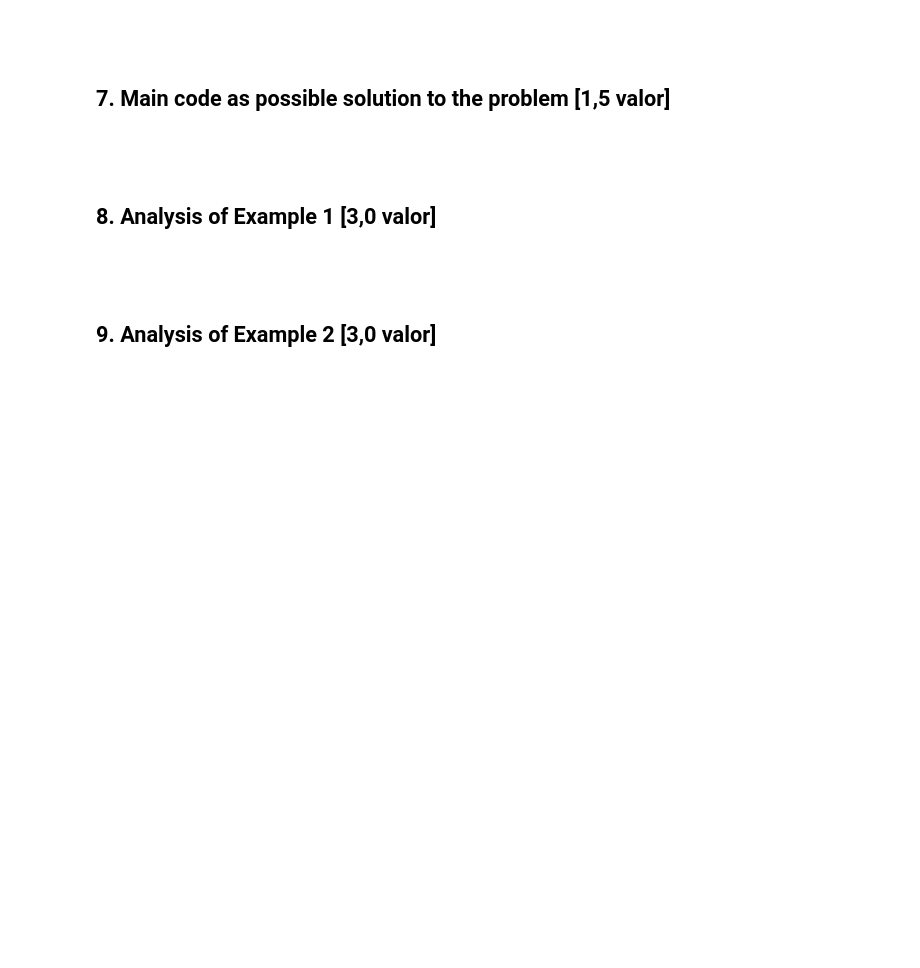
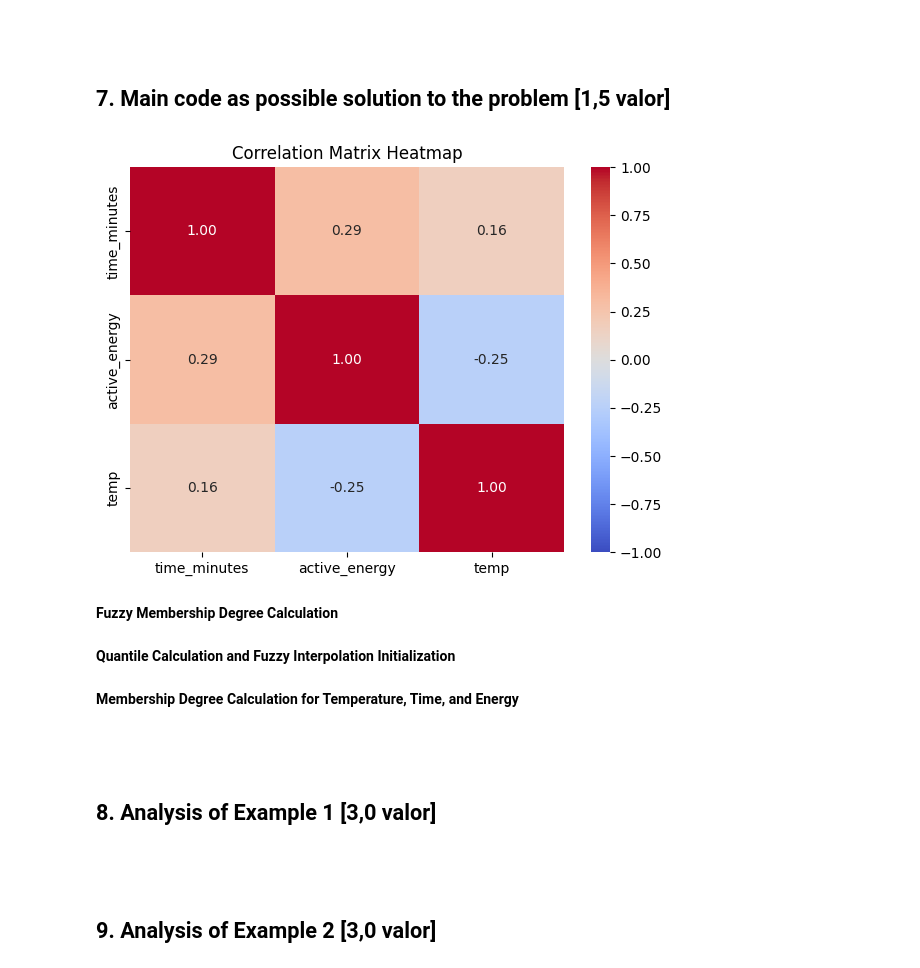
Before and after one commit to s126784/tmbd, a Jupyter notebook: Work-01-G1.ipynb, the cells around one changed output. Cells and saved outputs as stored; diff of their text form; code cells hidden in the pictures; blank space fills up the shorter version.

```diff
--- a/Work-01-G1.ipynb
+++ b/Work-01-G1.ipynb
@@ -135,7 +150,38 @@ Here there are many variables, but we will use only three ones: time, active pow
+# %%
+### lets extract our variable of interest
+
+data=data[['timestamp','active_energy', 'temp' ]]
+
+# Convert timestamp to datetime and then to time
+data['timestamp'] = pd.to_datetime(data['timestamp'], format='%H:%M:%S').dt.time
+
+# Convert times to minutes since midnight
+data['time_minutes'] = data['timestamp'].apply(lambda t: t.hour * 60 + t.minute)
 # %% [markdown]
 <br><br>
 
 ## 7. Main code as possible solution to the problem [1,5 valor]
+# %%
+data=data[['time_minutes','active_energy', 'temp' ]]
+
+#heatmap to better understand relationship between variables.
+
+# Compute correlation matrix for these columns
+correlation_matrix = data.corr()
+
+# Plot the heatmap
+plt.figure(figsize=(7,5))
+sns.heatmap(correlation_matrix, annot=True, cmap="coolwarm", vmin=-1, vmax=1, fmt=".2f")
+plt.title("Correlation Matrix Heatmap")
+plt.show()
+# %% [output]
+[figure, added]
+# %% [markdown]
+**Fuzzy Membership Degree Calculation**
+# %% [markdown]
+**Quantile Calculation and Fuzzy Interpolation Initialization**
+# %% [markdown]
+**Membership Degree Calculation for Temperature, Time, and Energy**
 # %% [markdown]
 <br><br>
 
```
Also changed, not shown: parts of 3 cells of this notebook.
